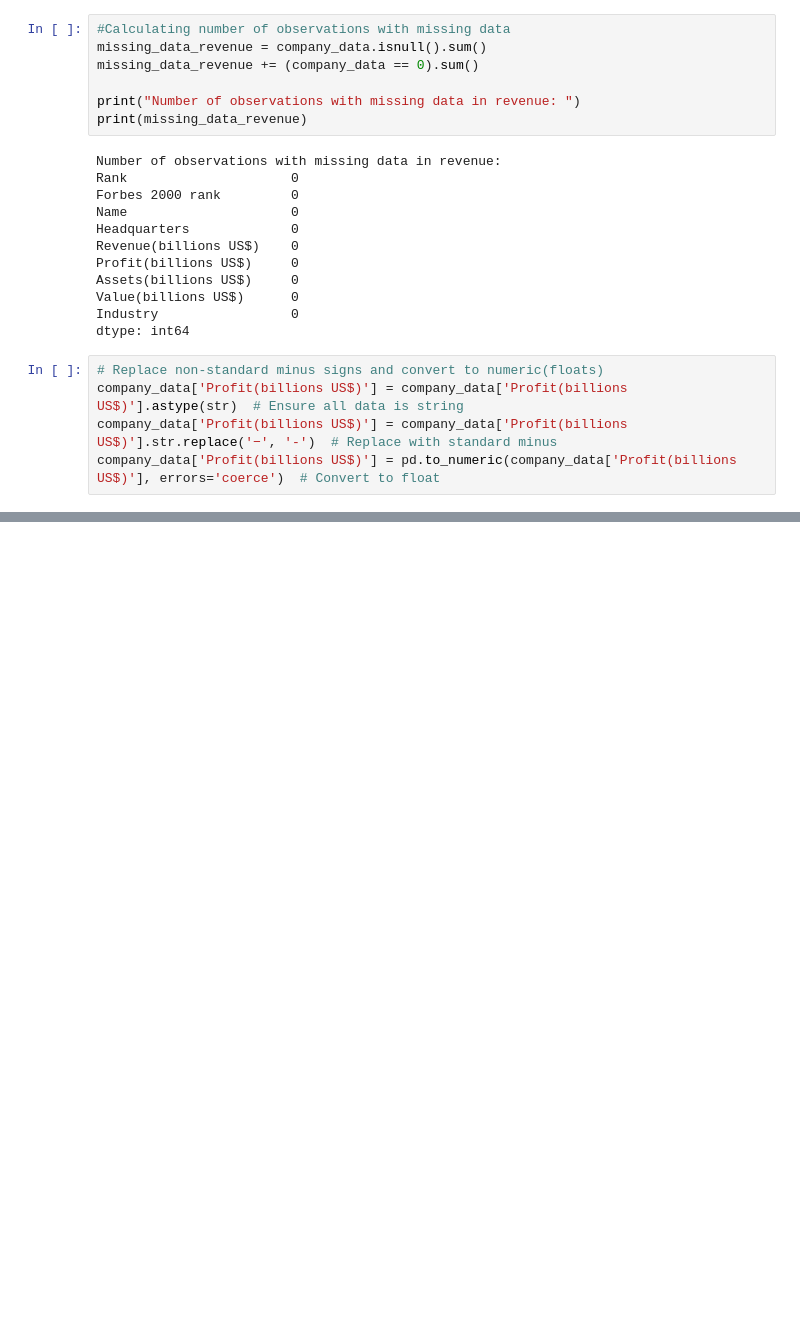
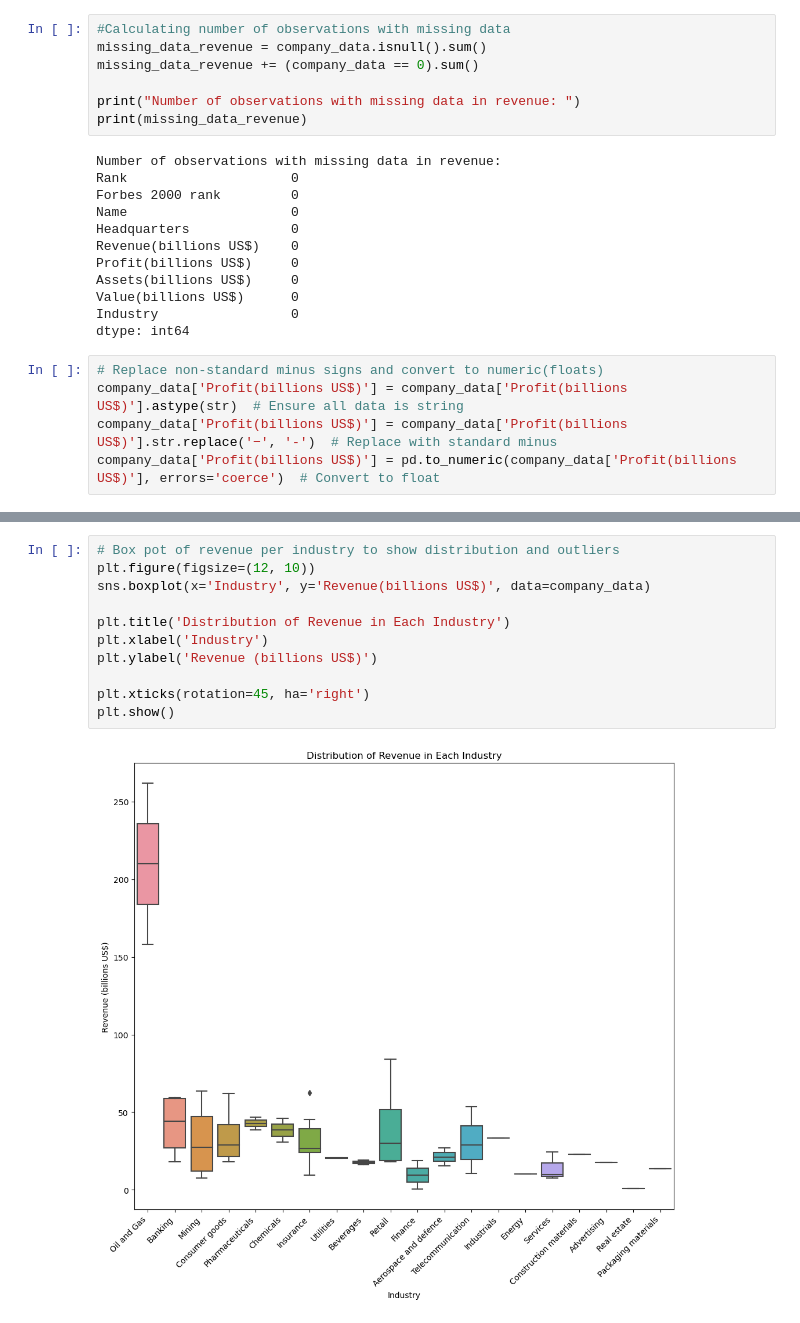
Before and after one commit to Hari-Gupta145/Largest-companies-in-the-UK, a Jupyter notebook: modeling_data.ipynb, the cells around one changed output, grey strips where cells are left out. Cells and saved outputs as stored; diff of their text form; blank space fills up the shorter version.

```diff
--- a/modeling_data.ipynb
+++ b/modeling_data.ipynb
@@ -50 +51,14 @@ plt.show()
+# %%
+# Box pot of revenue per industry to show distribution and outliers
+plt.figure(figsize=(12, 10))
+sns.boxplot(x='Industry', y='Revenue(billions US$)', data=company_data)
+
+plt.title('Distribution of Revenue in Each Industry')
+plt.xlabel('Industry')
+plt.ylabel('Revenue (billions US$)')
+
+plt.xticks(rotation=45, ha='right')
+plt.show()
+# %% [output]
+[figure, added]
 # %%
```
Also changed, not shown: parts of 5 cells of this notebook.
